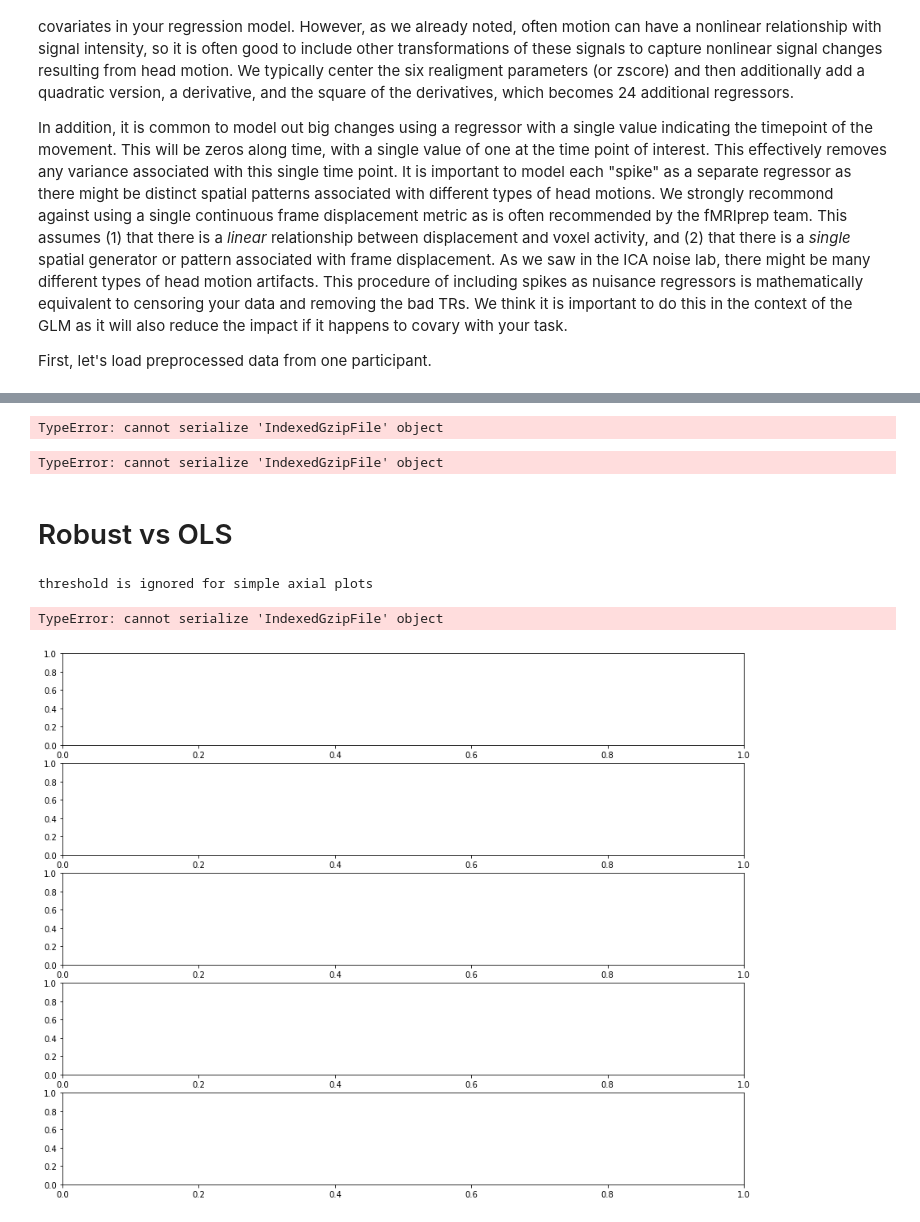
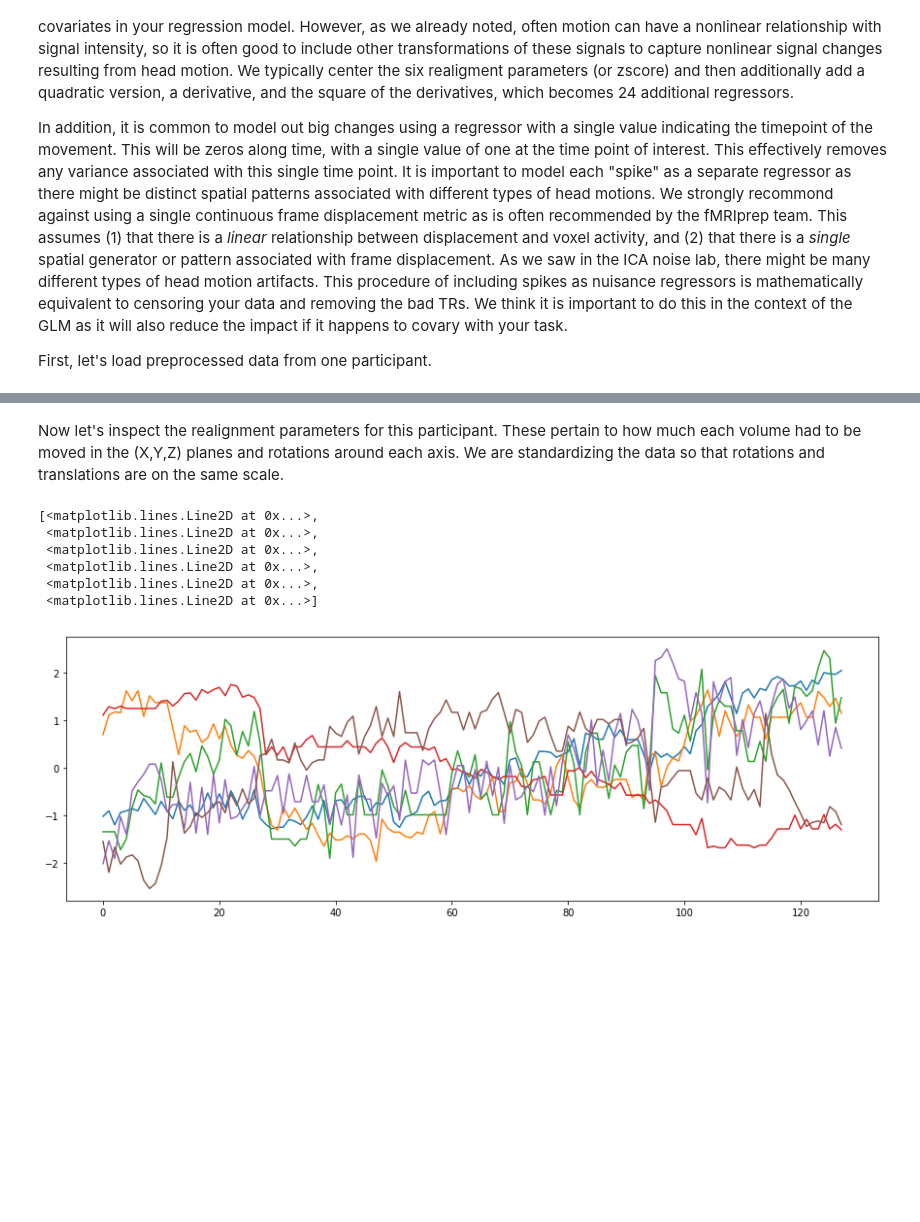
Before and after one commit to ljchang/dartbrains, a Jupyter notebook: content/features/notebooks/10_GLM_Single_Subject_Model.ipynb, the cells around one changed output, grey strips where cells are left out. Cells and saved outputs as stored; diff of their text form; code cells hidden in the pictures; blank space fills up the shorter version.

```diff
--- a/content/features/notebooks/10_GLM_Single_Subject_Model.ipynb
+++ b/content/features/notebooks/10_GLM_Single_Subject_Model.ipynb
@@ -286,7 +187,0 @@ TypeError: cannot serialize 'IndexedGzipFile' object
-# %%
-sub = 'S01'
-file_name = os.path.join(data_dir, sub ,'denoised_preprocessed_fMRI_bold.nii.gz')
-data = Brain_Data(file_name)
-data.mean()
-# %% [output]
-TypeError: cannot serialize 'IndexedGzipFile' object
@@ -328,12 +188,14 @@ d1 = sim_brain_data()
-# %%
-d1.mean()
-# %% [output]
-TypeError: cannot serialize 'IndexedGzipFile' object
-# %% [markdown]
-# Robust vs OLS
-# %%
-d1.plot()
-# %% [output]
-threshold is ignored for simple axial plots
-TypeError: cannot serialize 'IndexedGzipFile' object
-[figure, removed]
+# %% [markdown]
+Now let's inspect the realignment parameters for this participant. These pertain to how much each volume had to be moved in the (X,Y,Z) planes and rotations around each axis. We are standardizing the data so that rotations and translations are on the same scale.
+# %%
+mc = pd.read_csv(os.path.join(data_dir, sub ,'realignment_parameters.txt'), sep='\s', header=None)
+plt.figure(figsize=(15,5))
+plt.plot(zscore(mc))
+# %% [output]
+[<matplotlib.lines.Line2D at 0x...>,
+ <matplotlib.lines.Line2D at 0x...>,
+ <matplotlib.lines.Line2D at 0x...>,
+ <matplotlib.lines.Line2D at 0x...>,
+ <matplotlib.lines.Line2D at 0x...>,
+ <matplotlib.lines.Line2D at 0x...>]
+[figure, added]
```
Also changed, not shown: parts of 72 cells of this notebook, 24 other files.
